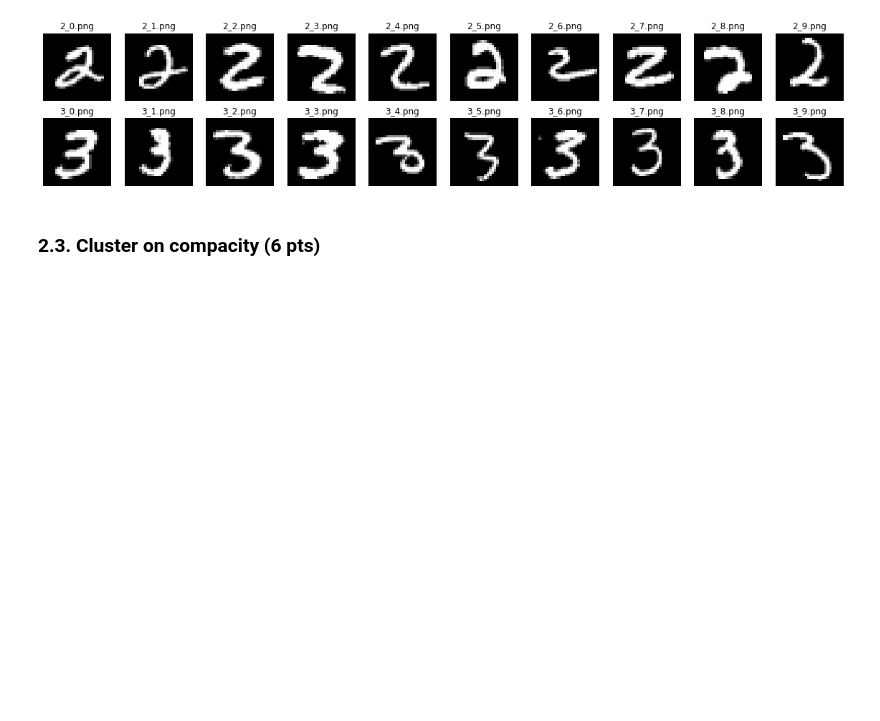
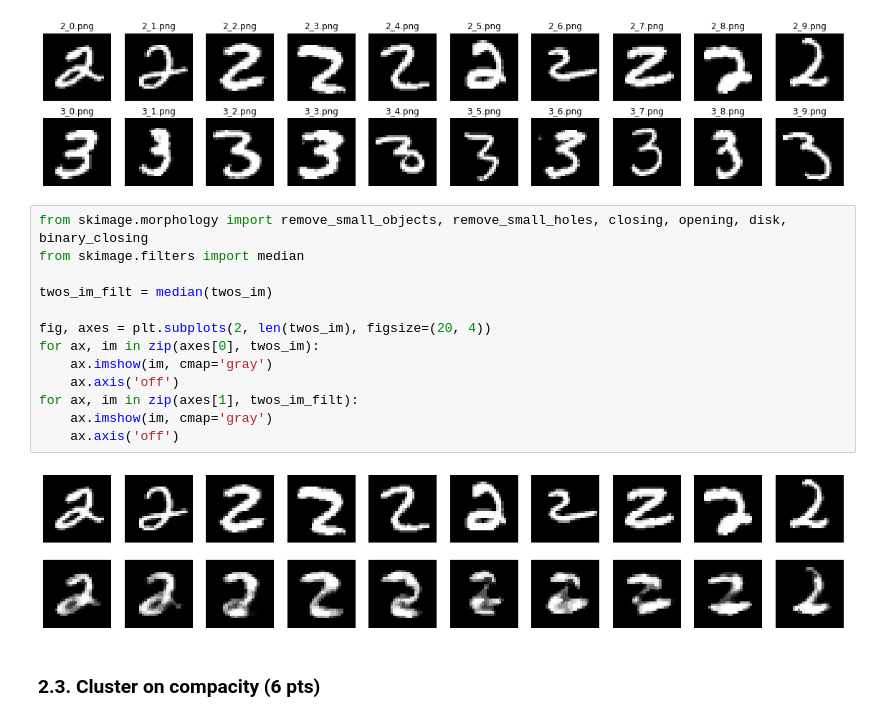
Before and after one commit to mrizaarseven98/do-not-cheat, a Jupyter notebook: labs/lab_02_object_description.ipynb, the cells around one changed output. Saved outputs shown, nothing was run; the diff lists cells and outputs as text; blank space fills up the shorter version.

```diff
--- a/labs/lab_02_object_description.ipynb
+++ b/labs/lab_02_object_description.ipynb
@@ -312,6 +312,21 @@ for ax, im, nm in zip(axes[1], threes_im, threes_names):
     ax.set_title(nm)
 # %% [output]
 [figure]
+# %%
+from skimage.morphology import remove_small_objects, remove_small_holes, closing, opening, disk, binary_closing
+from skimage.filters import median
+
+twos_im_filt = median(twos_im)
+
+fig, axes = plt.subplots(2, len(twos_im), figsize=(20, 4))
+for ax, im in zip(axes[0], twos_im):
+    ax.imshow(im, cmap='gray')
+    ax.axis('off')
+for ax, im in zip(axes[1], twos_im_filt):
+    ax.imshow(im, cmap='gray')
+    ax.axis('off')
+# %% [output]
+[figure, added]
 # %% [markdown]
 ### 2.3. Cluster on compacity (6 pts)
 # %%
```
